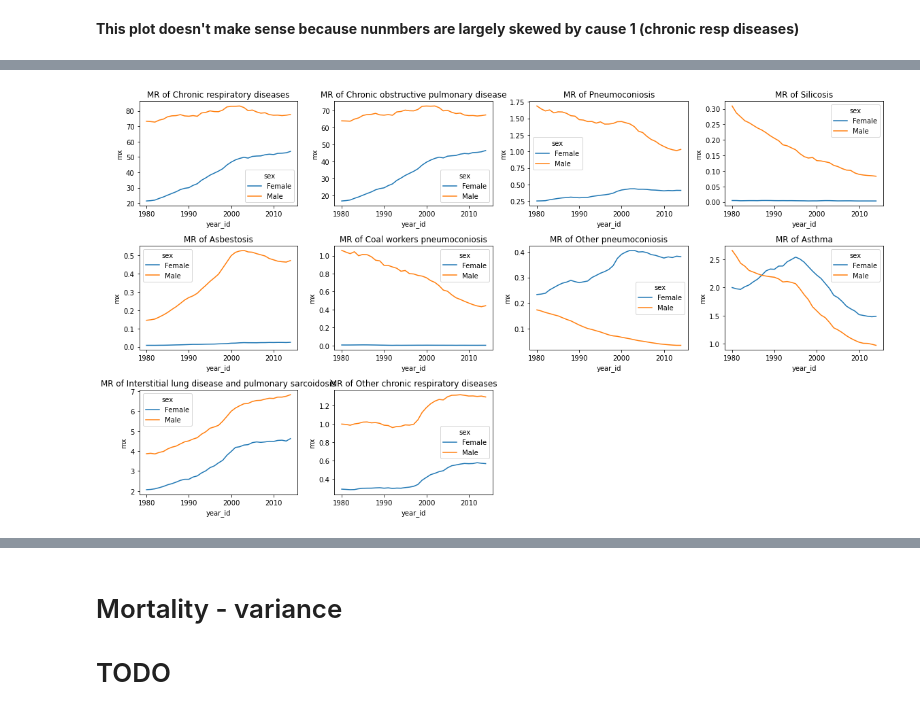
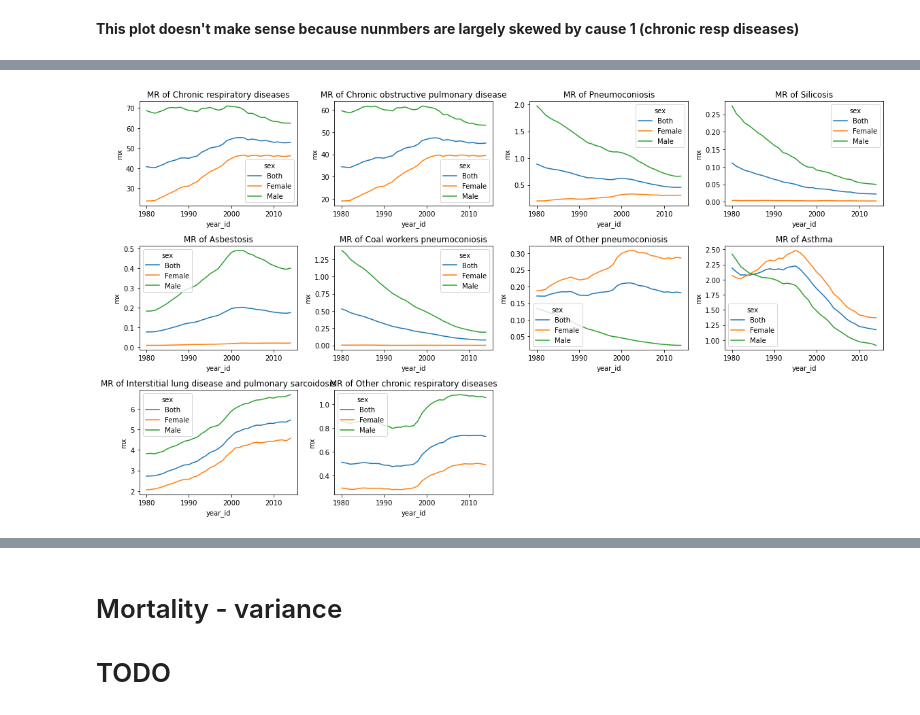
Before and after one commit to Cambn/Data-Open-2021-Central, a Jupyter notebook: disease_eda.ipynb, the cells around one changed output, grey strips where cells are left out. Cells and saved outputs as stored; diff of their text form; code cells hidden in the pictures.

```diff
--- a/disease_eda.ipynb
+++ b/disease_eda.ipynb
@@ -83,7 +90,9 @@ def plot_mx_year_by_cause(resp, causes, compare = True):
     nrows, ncols = 3, 4
     if len(causes) > 10:
         return -1
-    if compare:
+    if compare is None:
+        resp = resp
+    elif compare:
         resp = resp.loc[resp['sex'].isin({'Male', 'Female'})]
     else:
         resp = resp.loc[resp['sex'].isin({'Both'})]
@@ -103,8 +112,10 @@ def plot_mx_year_by_cause(resp, causes, compare = True):
     plt.tight_layout()
     fig.savefig(f"{EDA_VIZ_PATH}/MR_of_diseases_over_year_gender_compare_{compare}.png")
     return fig
+# %%
+fig = plot_mx_year_by_cause(resp_us, list(resp_us.cause_name.unique()), compare=None)
+# %% [output]
+[figure, added]
 # %%
-fig = plot_mx_year_by_cause(resp, list(resp.cause_name.unique()))
+# fig = plot_mx_year_by_cause(resp_us, list(resp_us.cause_name.unique()))
-# %% [output]
-[figure, removed]
 # %%
```
Also changed, not shown: parts of 7 cells of this notebook, 3 other files.
